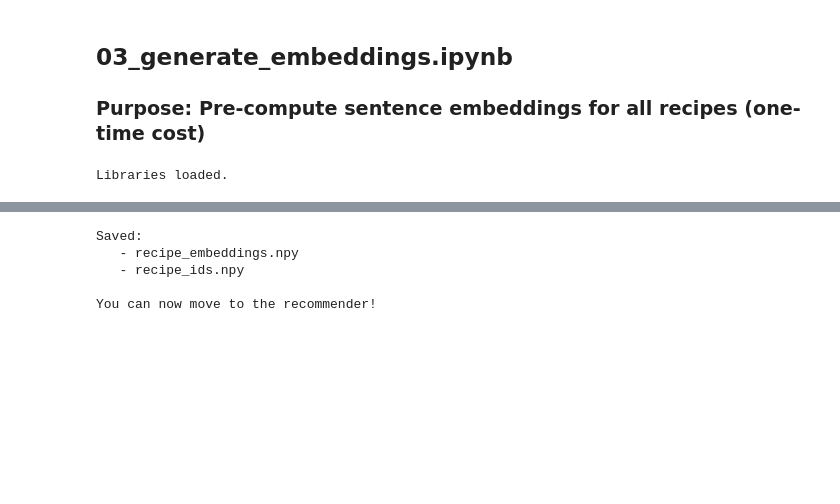
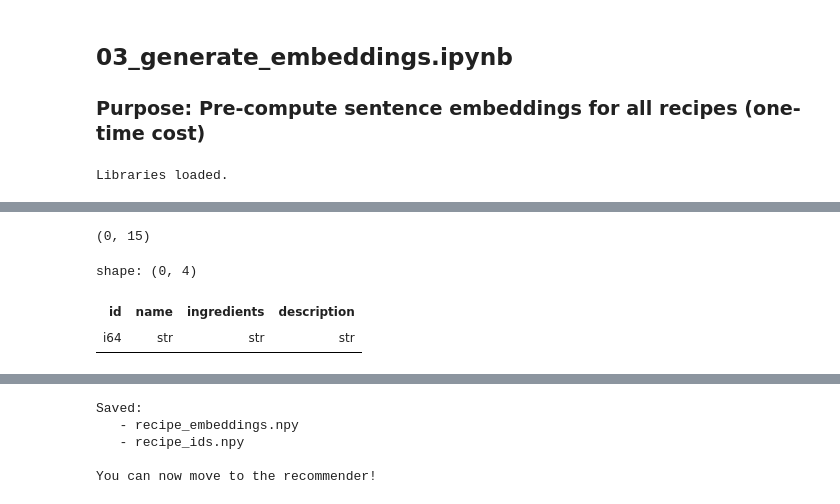
Before and after one commit to mN5-07/fridge-to-recipe, a Jupyter notebook: notebooks/03_generate_embeddings.ipynb, the cells around one changed output, grey strips where cells are left out. Cells and saved outputs as stored; diff of their text form; code cells hidden in the pictures; blank space fills up the shorter version.

```diff
--- a/notebooks/03_generate_embeddings.ipynb
+++ b/notebooks/03_generate_embeddings.ipynb
@@ -52,3 +47,12 @@ Model 'all-MiniLM-L6-v2' loaded on cpu.
+# %%
+null_rows = df.filter(pl.col("text_for_embedding").is_null())
+print(null_rows.shape)
+null_rows.select(["id", "name", "ingredients", "description"])
+# %% [output]
+(0, 15)
+shape: (0, 4)
+| id | name | ingredients | description |
+| i64 | str | str | str |
 # %%
 # Cell 4: Generate embeddings (GPU-accelerated)
 print("Starting embedding generation...")
```
Also changed, not shown: parts of 3 cells of this notebook, 9 other files.
